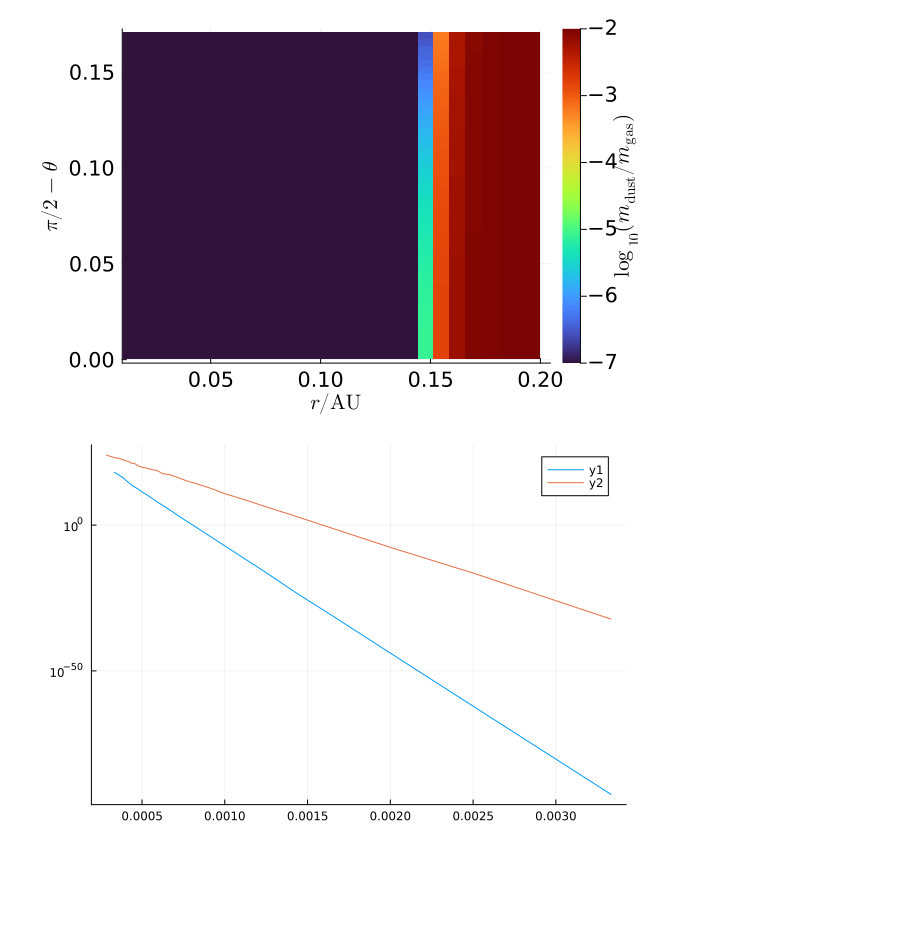
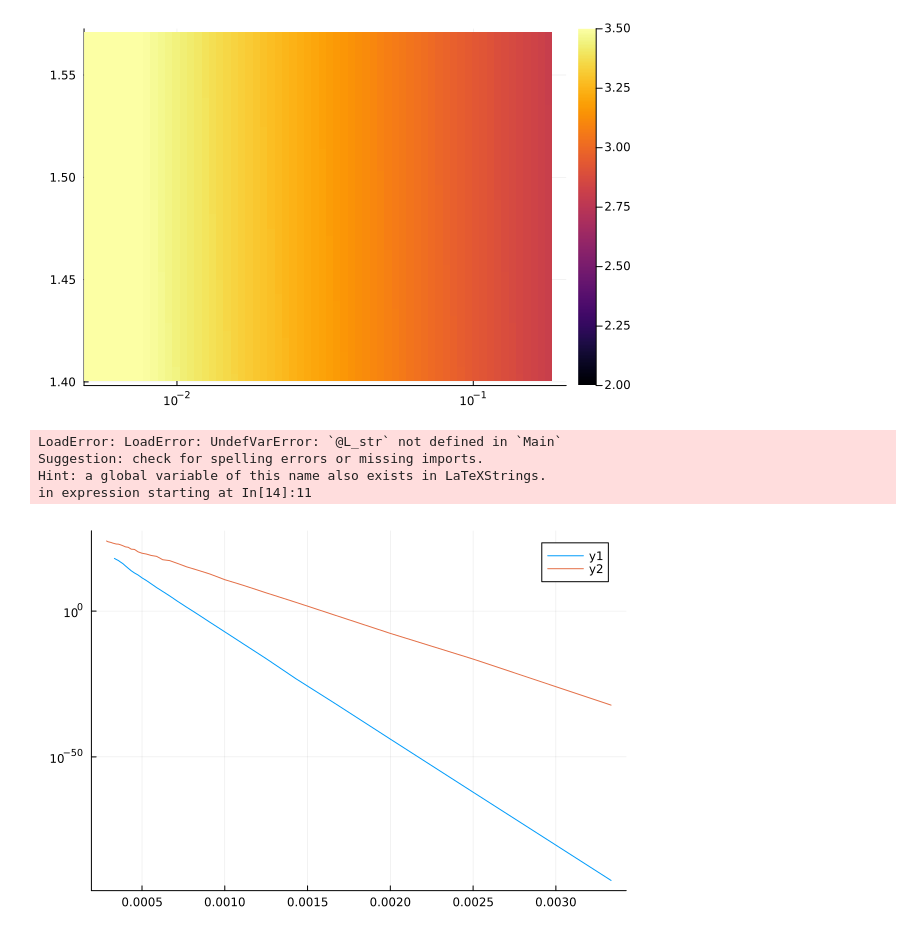
Before and after one commit to wll745881210/JADE, a Jupyter notebook: jade_example.ipynb, the cells around one changed output. Drawn from its saved outputs; the diff is of its cells as text; code cells hidden in the pictures; blank space fills up the shorter version.

```diff
--- a/jade_example.ipynb
+++ b/jade_example.ipynb
@@ -926,9 +128,22 @@ npzwrite( "data_no_acc_no_coag.npz", Dict(
+# %%
+############################################################
+# Export data for heatmap plots and other purposes
+##############################
+
+r, th, res = jade.f_get_heatmap_stat!(
+    ppd, jade.f_T );
+jade.heatmap( r, th, transpose( log10.( res .+ 1e-15 ) ),
+         xscale = :log10, clim = ( 2, 3.5 ) )
+
+############################################################
+# %% [output]
+[figure, added]
 # %%
 
-r, th, res = f_get_heatmap_stat!( ppd::ppd_t,
-                                  f_dust_mass_ratio );
+r, th, res = jade.f_get_heatmap_stat!( ppd,
+                                       jade.f_dust_mass_ratio );
 fsize = 14
-heatmap( r, pi / 2 .- reverse( th, dims = 1 ),
+jade.heatmap( r, pi / 2 .- reverse( th, dims = 1 ),
          reverse( transpose( log10.( res .+ 1e-15 ) ), dims = 1 ),
          # xscale = :log10,
          clim = ( -7, -2 ),  seriescolor=:turbo,
@@ -938,7 +153,10 @@ heatmap( r, pi / 2 .- reverse( th, dims = 1 ),
          colorbar_title = L"$\log_{10}(m_\mathrm{dust}/m_\mathrm{gas})$",
          colorbar_titlefontsize = fsize )
 # %% [output]
-[figure, removed]
+LoadError: LoadError: UndefVarError: `@L_str` not defined in `Main`
+Suggestion: check for spelling errors or missing imports.
+Hint: a global variable of this name also exists in LaTeXStrings.
+in expression starting at In[14]:11
 # %%
 ############################################################
 # Verifications for the sublimation files
```
Also changed, not shown: parts of 17 cells of this notebook, 2 other files.
